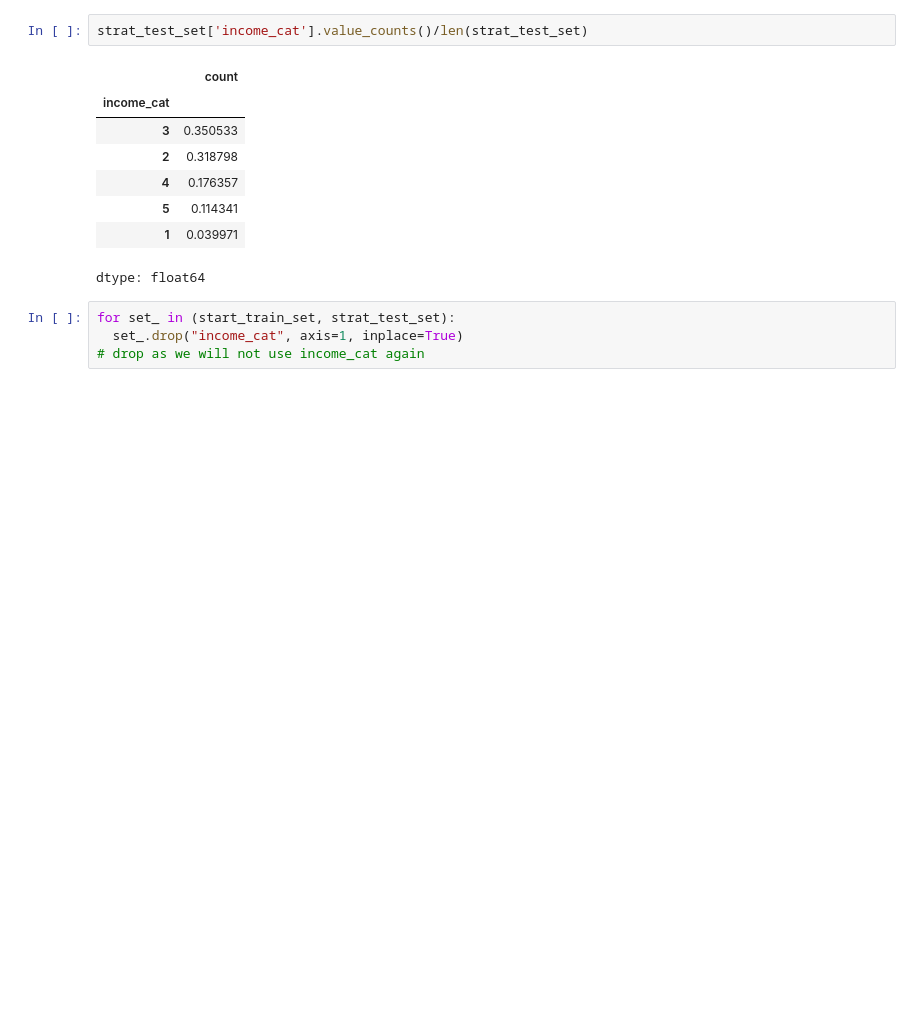
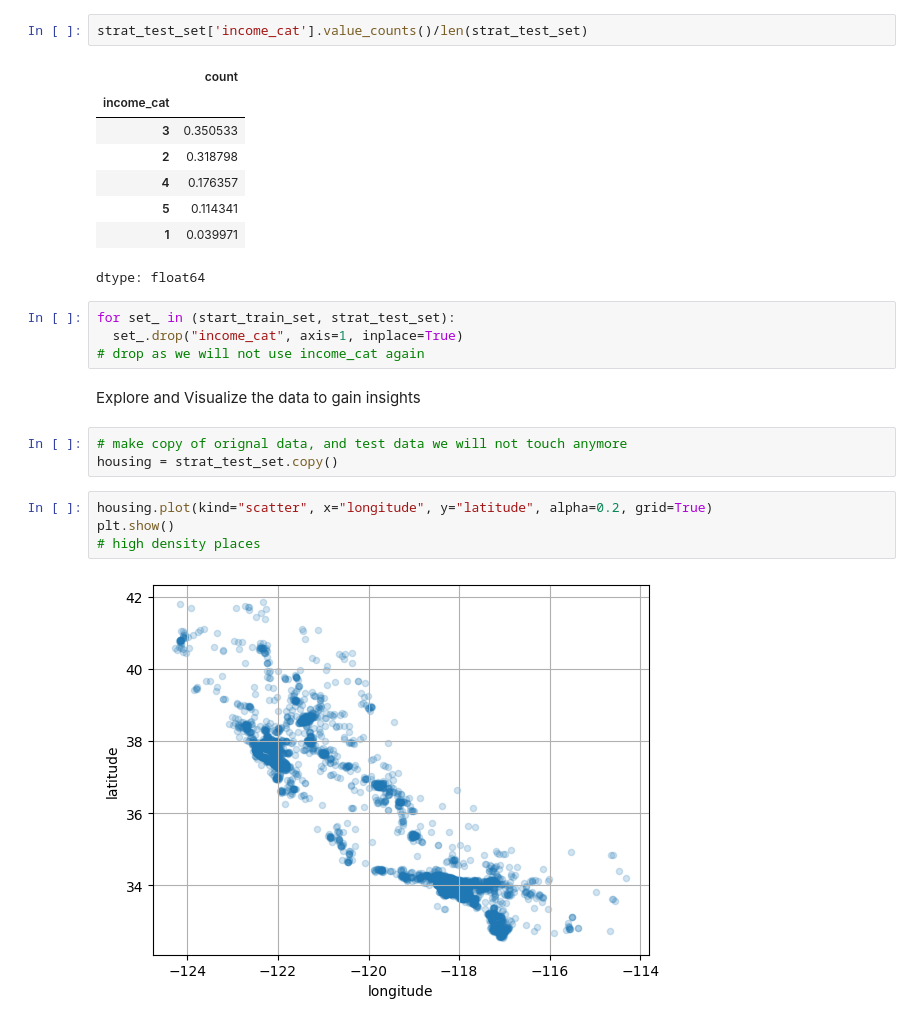
Before and after one commit to guneetnagia/LearnML, a Jupyter notebook: load_housing_data.ipynb, the cells around one changed output. Saved outputs shown, nothing was run; the diff lists cells and outputs as text; blank space fills up the shorter version.

```diff
--- a/load_housing_data.ipynb
+++ b/load_housing_data.ipynb
@@ -130,3 +157,14 @@ dtype: float64
 for set_ in (start_train_set, strat_test_set):
   set_.drop("income_cat", axis=1, inplace=True)
 # drop as we will not use income_cat again
+# %% [markdown]
+Explore and Visualize the data to gain insights
+# %%
+# make copy of orignal data, and test data we will not touch anymore
+housing = strat_test_set.copy()
+# %%
+housing.plot(kind="scatter", x="longitude", y="latitude", alpha=0.2, grid=True)
+plt.show()
+# high density places
+# %% [output]
+[figure, added]
```
Also changed, not shown: parts of 8 cells of this notebook.
